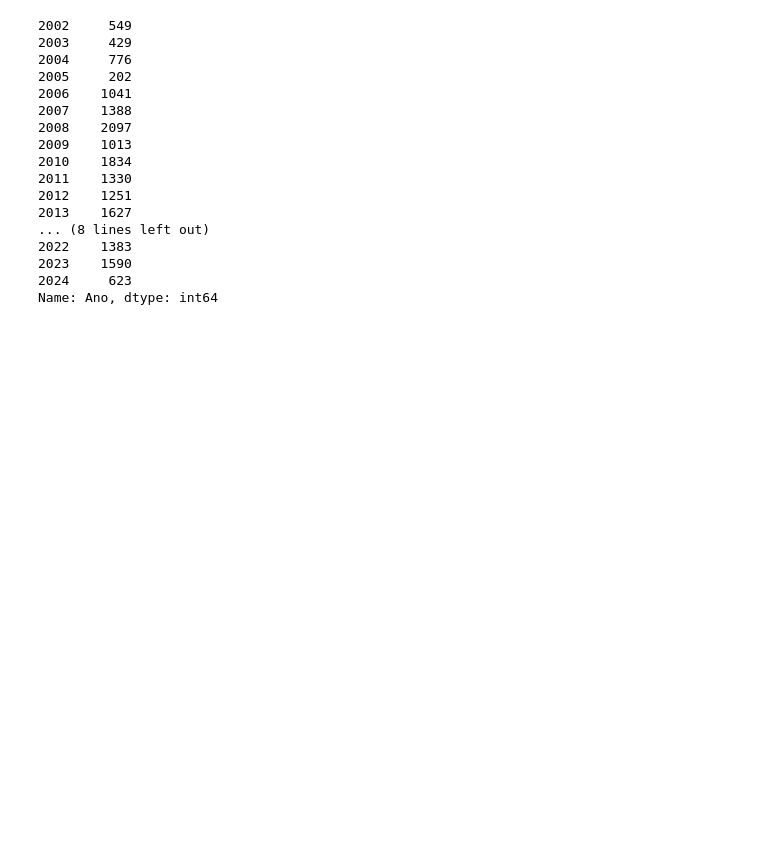
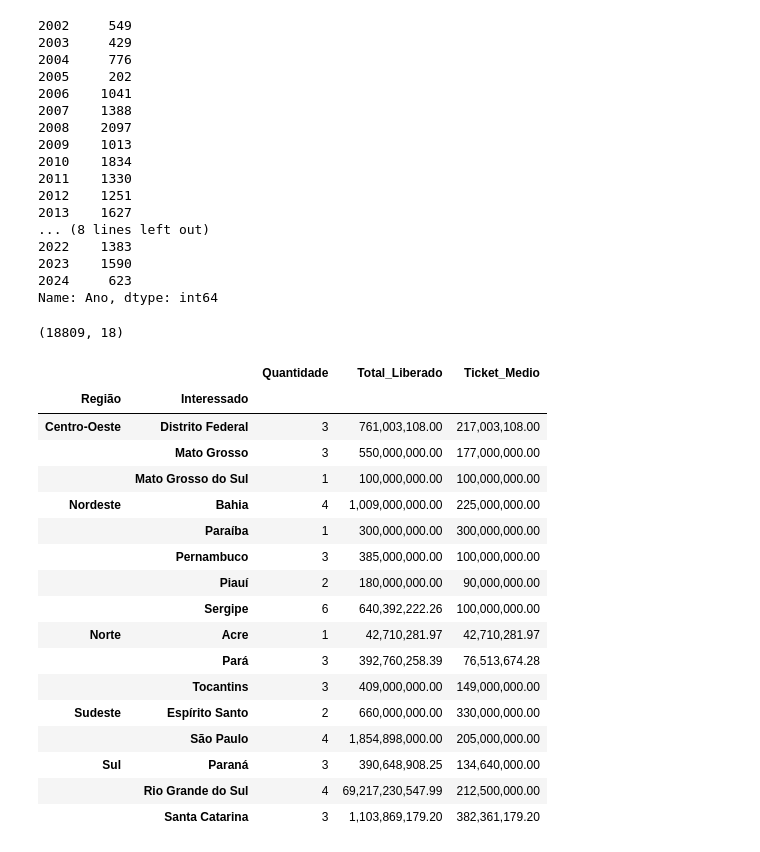
Before and after one commit to giovxna/case-economia, a Jupyter notebook: analise_exploratoria_emprestimos_publicos.ipynb, the cells around one changed output. Saved outputs shown, nothing was run; the diff lists cells and outputs as text; code cells hidden in the pictures; blank space fills up the shorter version.

```diff
--- a/analise_exploratoria_emprestimos_publicos.ipynb
+++ b/analise_exploratoria_emprestimos_publicos.ipynb
@@ -288,3 +288,38 @@ base.Ano.value_counts().sort_index()
 2023    1590
 2024     623
 Name: Ano, dtype: int64
+# %%
+# quantos empréstimos foram deferidos
+
+filtro_status = [ 'Deferido', 'Deferido (PVL-IF)', 'Regularizado' ]
+
+base_concesao = base.loc[ base.Status.isin( filtro_status ) ]
+base_concesao.shape
+# %% [output]
+(18809, 18)
+# %%
+# quantidade de empréstimos, total e ticket médio por UF a partir de 2020
+base_concesao[ (base_concesao.Tipo_de_interessado == 'Estado') & ( base_concesao.Ano >= 2020 ) ].groupby( by=['Região', 'Interessado'] ).agg(
+    Quantidade = ('Interessado', 'count'),
+    Total_Liberado = ('Valor', 'sum'),
+    Ticket_Medio = ('Valor', 'median')
+)
+# %% [output]
+|  |  | Quantidade | Total_Liberado | Ticket_Medio |
+| Região | Interessado |  |  |  |
+| Centro-Oeste | Distrito Federal | 3 | 761,003,108.00 | 217,003,108.00 |
+|  | Mato Grosso | 3 | 550,000,000.00 | 177,000,000.00 |
+|  | Mato Grosso do Sul | 1 | 100,000,000.00 | 100,000,000.00 |
+| Nordeste | Bahia | 4 | 1,009,000,000.00 | 225,000,000.00 |
+|  | Paraíba | 1 | 300,000,000.00 | 300,000,000.00 |
+|  | Pernambuco | 3 | 385,000,000.00 | 100,000,000.00 |
+|  | Piauí | 2 | 180,000,000.00 | 90,000,000.00 |
+|  | Sergipe | 6 | 640,392,222.26 | 100,000,000.00 |
+| Norte | Acre | 1 | 42,710,281.97 | 42,710,281.97 |
+|  | Pará | 3 | 392,760,258.39 | 76,513,674.28 |
+|  | Tocantins | 3 | 409,000,000.00 | 149,000,000.00 |
+| Sudeste | Espírito Santo | 2 | 660,000,000.00 | 330,000,000.00 |
+|  | São Paulo | 4 | 1,854,898,000.00 | 205,000,000.00 |
+| Sul | Paraná | 3 | 390,648,908.25 | 134,640,000.00 |
+|  | Rio Grande do Sul | 4 | 69,217,230,547.99 | 212,500,000.00 |
+|  | Santa Catarina | 3 | 1,103,869,179.20 | 382,361,179.20 |
```
